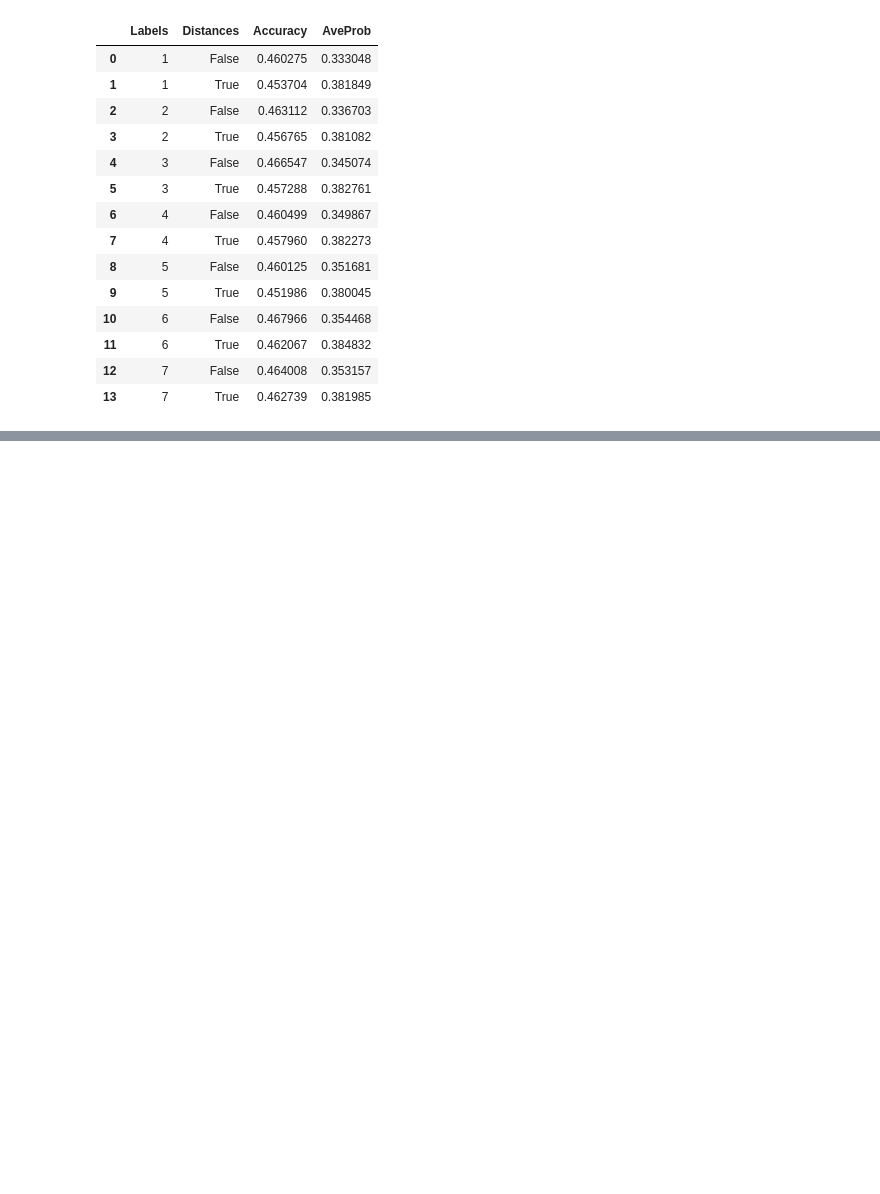
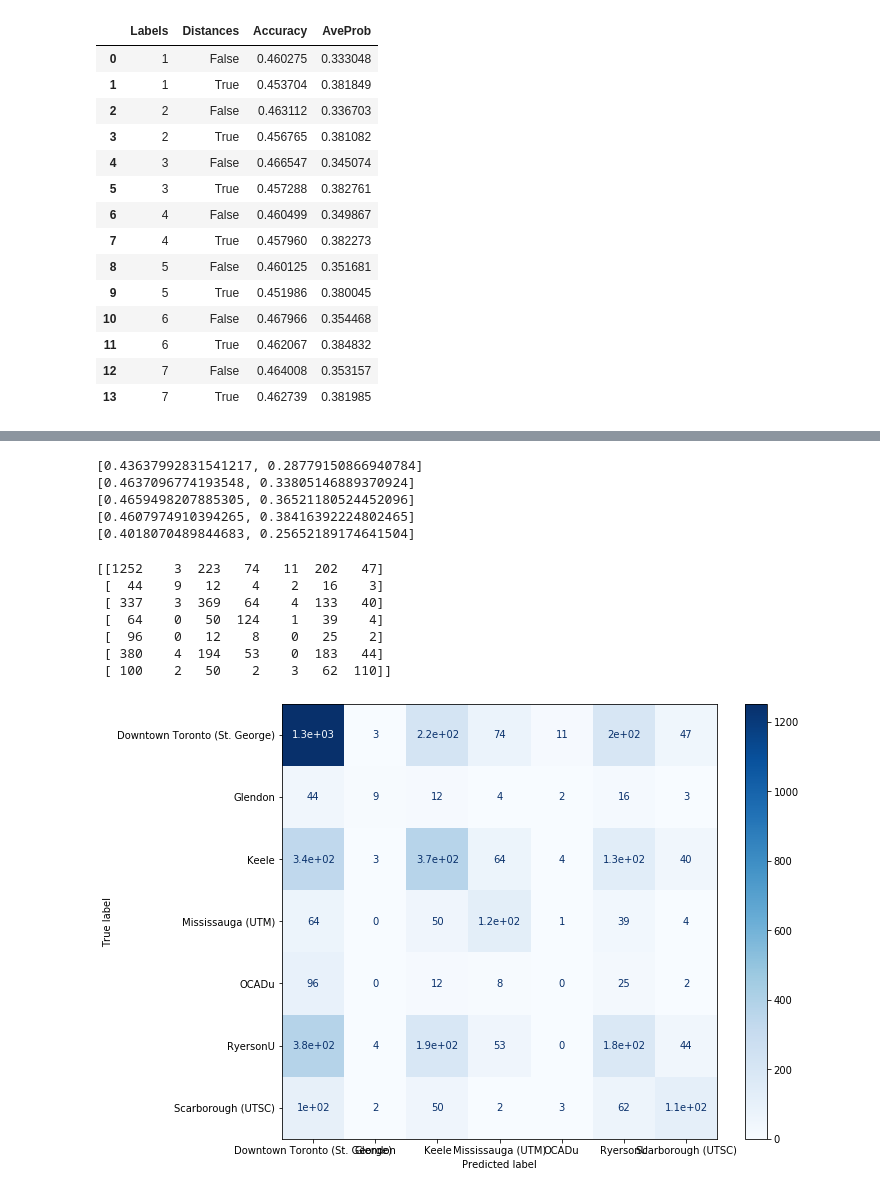
Before and after one commit to gonzaloMS-2000/PORPOS-TMG, a Jupyter notebook: Random_Forest/Location_Choice_Reformat_Input.ipynb, the cells around one changed output, grey strips where cells are left out. Cells and saved outputs as stored; diff of their text form; code cells hidden in the pictures; blank space fills up the shorter version.

Commit message:
Metrics and outputs

```diff
--- a/Random_Forest/Location_Choice_Reformat_Input.ipynb
+++ b/Random_Forest/Location_Choice_Reformat_Input.ipynb
@@ -173,7 +173,7 @@ output
 output.to_csv('Location_Choice_Reformat_Output.csv', index = False)
 # %%
 rf = RandomForestClassifier(n_estimators=100, verbose = False)
-x = df['Dist.SG'].notnull().values.reshape(-1, 1)
+x = df['HomeZone'].notnull().values.reshape(-1, 1)
 X_train, X_test, y_train, y_test = train_test_split(x, y, test_size=0.3)
 rf.fit(X_train, y_train)
 y_pred = rf.predict(X_test)
@@ -182,0 +207,48 @@ Accuracy 0.4056899641577061
+# %%
+def zone_to_region(z):
+    regions = {0: "Toronto", 1: "Durham", 2: "York", 3: "Peel", 4: "Halton",
+               5: "Hamilton", 6: "Niagara", 7: "Waterloo", 8: "Wellington/Dufferin"}
+    return regions[z / 1000]
+
+#df['Region'] = df['HomeZone'].apply(zone_to_region)
+print(get_results((df['HomeZone'] / 1000).astype(int).values.reshape(-1, 1)))
+print(get_results((df['HomeZone'] / 100).astype(int).values.reshape(-1, 1)))
+print(get_results((df['HomeZone'] / 10).astype(int).values.reshape(-1, 1)))
+print(get_results((df['HomeZone']).values.reshape(-1, 1)))
+print(get_results((df['HomeZone'].notnull()).values.reshape(-1, 1)))
+# %% [output]
+[0.43637992831541217, 0.28779150866940784]
+[0.4637096774193548, 0.33805146889370924]
+[0.4659498207885305, 0.36521180524452096]
+[0.4607974910394265, 0.38416392224802465]
+[0.4018070489844683, 0.25652189174641504]
+# %%
+from sklearn.metrics import multilabel_confusion_matrix
+from sklearn.metrics import plot_confusion_matrix
+import matplotlib.pyplot as plt
+
+x = pd.get_dummies(df.iloc[:, list(range(19, 25)) + list(range(27, 33))])
+X_train, X_test, y_train, y_test = train_test_split(x, y, test_size=0.3)
+
+#y_pred = rf.predict(X_test)
+"""probs = rf.predict_proba(X_test)
+schools = list(rf.classes_)
+results = pd.concat((y_test.reset_index(drop=True), pd.DataFrame(probs)), axis=1)
+out.append(rf.score(X_test, y_test))
+out.append(results.apply(lambda x: x[schools.index(x.Campus)], axis=1).mean())"""
+#multilabel_confusion_matrix(y_test, y_pred)
+
+plt.rcParams['figure.figsize'] = [10, 8]
+disp = plot_confusion_matrix(rf.fit(X_train, y_train), X_test, y_test,
+                                 cmap=plt.cm.Blues)
+print(disp.confusion_matrix)
+plt.show()
+# %% [output]
+[[1252    3  223   74   11  202   47]
+ [  44    9   12    4    2   16    3]
+ [ 337    3  369   64    4  133   40]
+ [  64    0   50  124    1   39    4]
+ [  96    0   12    8    0   25    2]
+ [ 380    4  194   53    0  183   44]
+ [ 100    2   50    2    3   62  110]]
+[figure, added]
```
Also changed, not shown: parts of 6 cells of this notebook, 1 other file.
